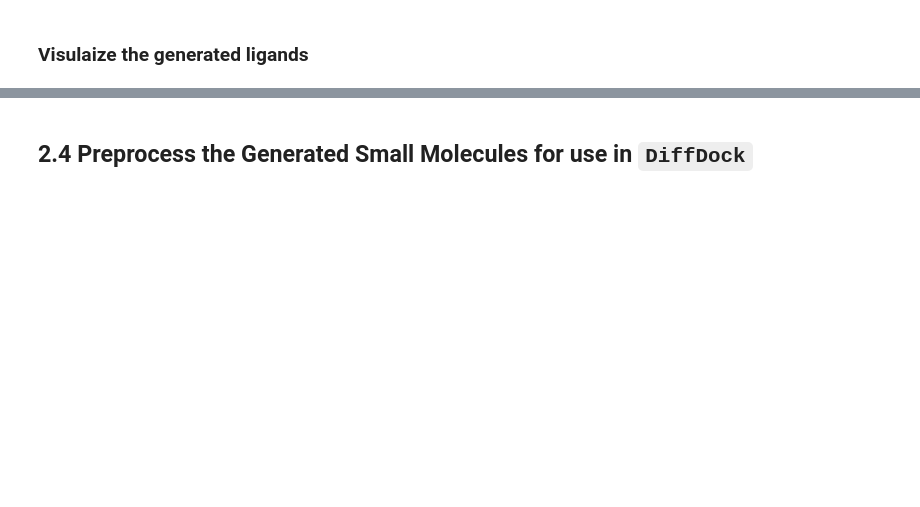
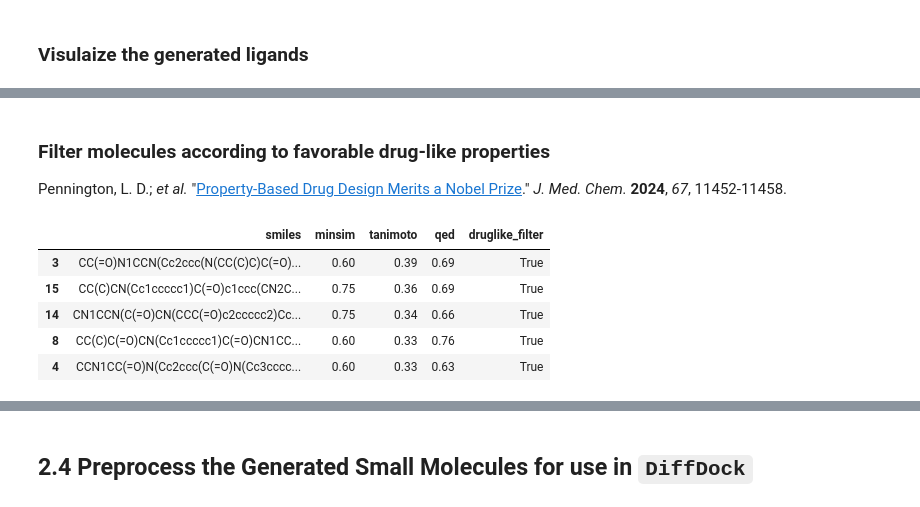
Before and after one commit to bf-nv/bionemo_tutorials, a Jupyter notebook: Step_2_MolMIM_Controlled_SM_Generation_QED_4WQP.ipynb, the cells around one changed output, grey strips where cells are left out. Saved outputs shown, nothing was run; the diff lists cells and outputs as text; code cells hidden in the pictures; blank space fills up the shorter version.

```diff
--- a/Step_2_MolMIM_Controlled_SM_Generation_QED_4WQP.ipynb
+++ b/Step_2_MolMIM_Controlled_SM_Generation_QED_4WQP.ipynb
@@ -302,0 +303,53 @@ Draw.MolsToGridImage(ms,
+# %% [markdown]
+### Filter molecules according to favorable drug-like properties
+
+Pennington, L. D.; *et al.* "[Property-Based Drug Design Merits a Nobel Prize](https://pubs.acs.org/doi/10.1021/acs.jmedchem.4c01345)." *J. Med. Chem.* **2024**, *67*, 11452-11458.
+# %%
+def filter_smiles_druglike_properties(smiles_list):
+    """
+    For each SMILES in the input list, returns True if it passes all filters, False otherwise.
+    Filters:
+    - molecular_weight <= 500
+    - clogp <= 4.0
+    - n_aromatic <= 3
+    - TPSA <= 140
+    - fsp3 >= 0.3
+    Returns a list of booleans of the same length as smiles_list.
+    """
+    from rdkit import Chem
+    from rdkit.Chem import Descriptors, rdMolDescriptors
+    results = []
+    for smi in smiles_list:
+        mol = Chem.MolFromSmiles(smi)
+        if mol is None:
+            results.append(False)
+            continue
+        mw = Descriptors.MolWt(mol)
+        clogp = Descriptors.MolLogP(mol)
+        n_aromatic = rdMolDescriptors.CalcNumAromaticRings(mol)
+        tpsa = Descriptors.TPSA(mol)
+        fsp3 = rdMolDescriptors.CalcFractionCSP3(mol)
+        if (
+            mw <= 500 and
+            clogp <= 4.0 and
+            n_aromatic <= 3 and
+            tpsa <= 140 and
+            fsp3 >= 0.3
+        ):
+            results.append(True)
+        else:
+            results.append(False)
+    return results
+# %%
+initial_size = len(df_smiles)
+filtered_smiles_list = filter_smiles_druglike_properties(df_smiles)
+df_viz['druglike_filter'] = filtered_smiles_list
+df_viz_filtered = df_viz[df_viz['druglike_filter']==True] # keep only those SMILES that meet drug-like filter criteria
+df_viz_filtered.head()
+# %% [output]
+|  | smiles | minsim | tanimoto | qed | druglike_filter |
+| 3 | CC(=O)N1CCN(Cc2ccc(N(CC(C)C)C(=O)... | 0.60 | 0.39 | 0.69 | True |
+| 15 | CC(C)CN(Cc1ccccc1)C(=O)c1ccc(CN2C... | 0.75 | 0.36 | 0.69 | True |
+| 14 | CN1CCN(C(=O)CN(CCC(=O)c2ccccc2)Cc... | 0.75 | 0.34 | 0.66 | True |
+| 8 | CC(C)C(=O)CN(Cc1ccccc1)C(=O)CN1CC... | 0.60 | 0.33 | 0.76 | True |
+| 4 | CCN1CC(=O)N(Cc2ccc(C(=O)N(Cc3cccc... | 0.60 | 0.33 | 0.63 | True |
```
Also changed, not shown: parts of 8 cells of this notebook.
